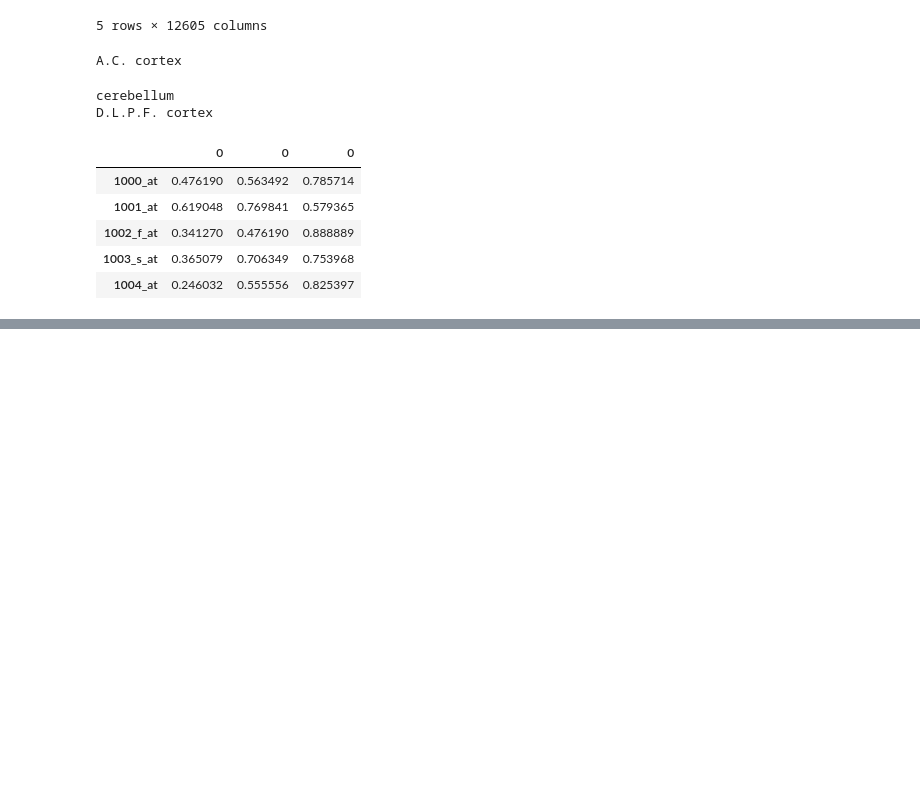
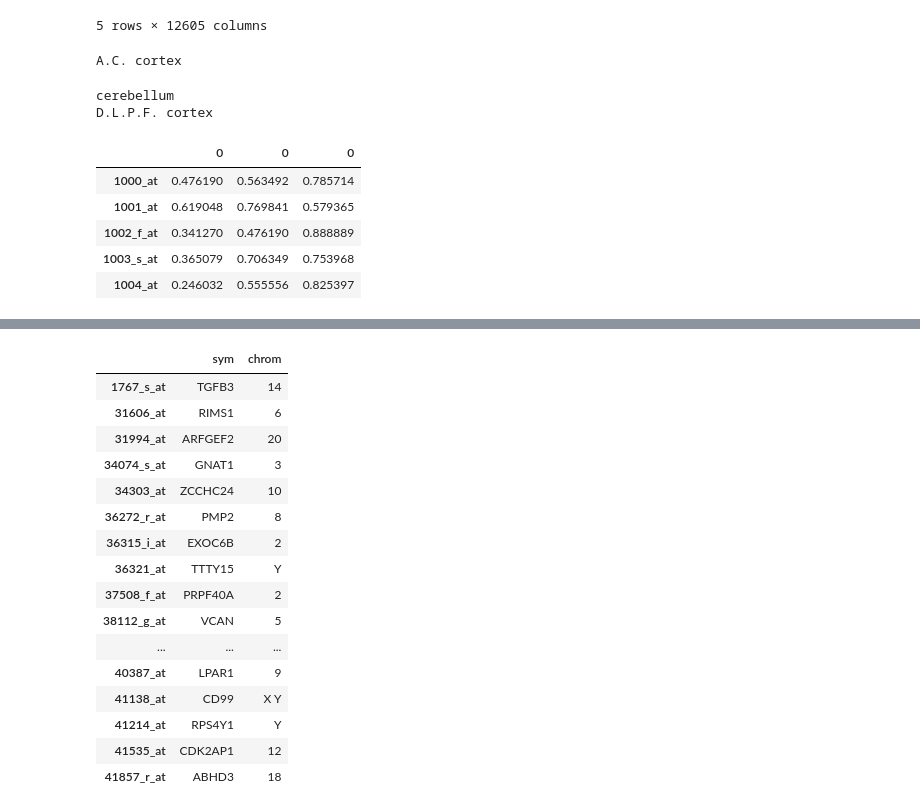
Before and after one commit to unique-subedi/604-gene-expression, a Jupyter notebook: Xinhe_gene_expression_master.ipynb, the cells around one changed output, grey strips where cells are left out. Saved outputs shown, nothing was run; the diff lists cells and outputs as text; code cells hidden in the pictures; blank space fills up the shorter version.

```diff
--- a/Xinhe_gene_expression_master.ipynb
+++ b/Xinhe_gene_expression_master.ipynb
@@ -142,0 +141,21 @@ p_values[p_values.mean(axis=1) <= 0.2]
+# %%
+p_values[p_values.min(axis=1) <= 0.05].index
+genes.loc[p_values[p_values.min(axis=1) <= 0.05].index].loc[:, ['sym','chrom']]
+# %% [output]
+|  | sym | chrom |
+| 1767_s_at | TGFB3 | 14 |
+| 31606_at | RIMS1 | 6 |
+| 31994_at | ARFGEF2 | 20 |
+| 34074_s_at | GNAT1 | 3 |
+| 34303_at | ZCCHC24 | 10 |
+| 36272_r_at | PMP2 | 8 |
+| 36315_i_at | EXOC6B | 2 |
+| 36321_at | TTTY15 | Y |
+| 37508_f_at | PRPF40A | 2 |
+| 38112_g_at | VCAN | 5 |
+| ... | ... | ... |
+| 40387_at | LPAR1 | 9 |
+| 41138_at | CD99 | X Y |
+| 41214_at | RPS4Y1 | Y |
+| 41535_at | CDK2AP1 | 12 |
+| 41857_r_at | ABHD3 | 18 |
```
Also changed, not shown: parts of 3 cells of this notebook.
